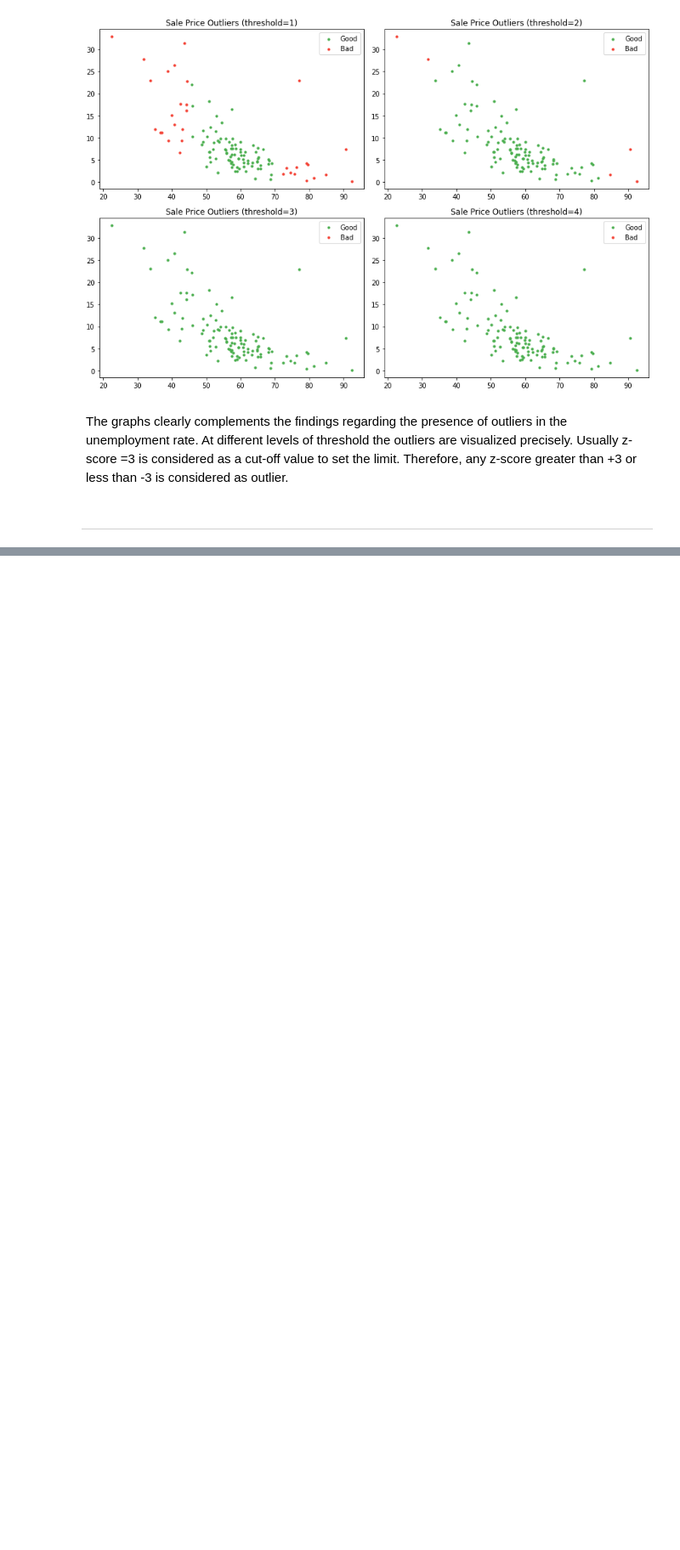
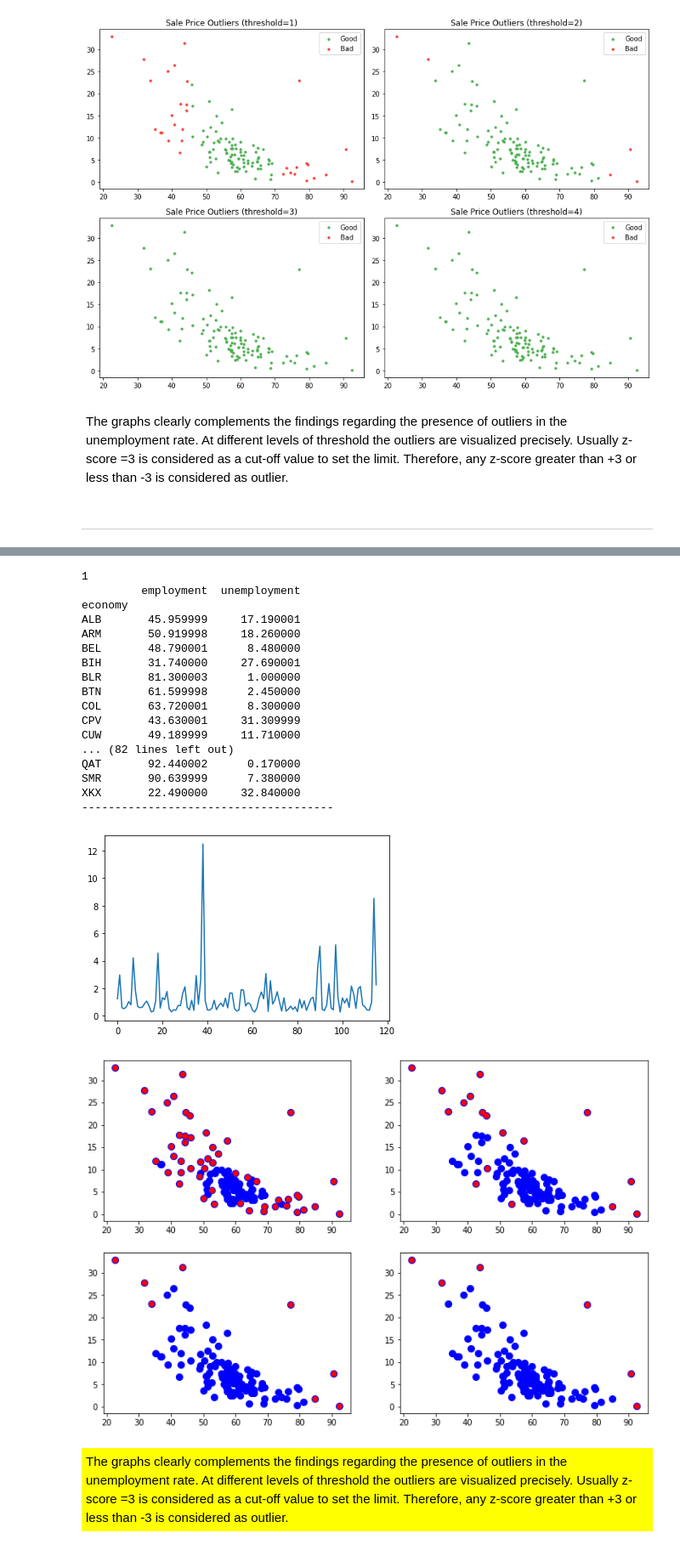
Before and after one commit to StefanRaychev/Methodology-for-Outliers-Detection, a Jupyter notebook: Outliers.ipynb, the cells around one changed output, grey strips where cells are left out. Shown: that part at 85% size. Drawn from its saved outputs; the diff is of its cells as text; code cells hidden in the pictures; blank space fills up the shorter version.

```diff
--- a/Outliers.ipynb
+++ b/Outliers.ipynb
@@ -394,0 +581,55 @@ z-score of 4 corresponds to rejection 0 points
+# %%
+def KNN_outliers(df, value1,value2):
+    # instantiate model
+    nbrs = NearestNeighbors(n_neighbors = 3)# fit model
+    nbrs.fit(df)
+
+    # distances and indexes of k-neaighbors from model outputs
+
+    distances, indexes = nbrs.kneighbors(df)# plot mean of k-distances of each observation
+    plt.plot(distances.mean(axis =1))
+    plt.figure(figsize=(12, 8))
+
+    for i in range(1, 5):
+        plt.subplot(2, 2, i)
+
+        # visually determine cutoff values > 4
+        outlier_index = np.where(distances.mean(axis = 1) > i)
+        outlier_index
+
+        # filter outlier values
+        outlier_values = df.iloc[outlier_index]
+        print(f"{i}")
+        print(outlier_values)
+        print("--------------------------------------")
+
+
+        # plot data
+        plt.scatter(df[value1], df[value2], color = "b", s = 65)# plot outlier values
+        plt.scatter(outlier_values[value1], outlier_values[value2], color = "r")
+# %%
+value1 = 'employment'
+value2 = "unemployment"
+KNN_outliers(empl_unempl_world, value1,value2)
+# %% [output]
+1
+         employment  unemployment
+economy
+ALB       45.959999     17.190001
+ARM       50.919998     18.260000
+BEL       48.790001      8.480000
+BIH       31.740000     27.690001
+BLR       81.300003      1.000000
+BTN       61.599998      2.450000
+COL       63.720001      8.300000
+CPV       43.630001     31.309999
+CUW       49.189999     11.710000
+... (82 lines left out)
+QAT       92.440002      0.170000
+SMR       90.639999      7.380000
+XKX       22.490000     32.840000
+--------------------------------------
+[figure, added]
+[figure, added]
+# %% [markdown]
+<p style="color:black; background-color:yellow; padding:5px;">The graphs clearly complements the findings regarding the presence of outliers in the unemployment rate. At different levels of threshold the outliers are visualized precisely. Usually z-score =3 is considered as a cut-off value to set the limit. Therefore, any z-score greater than +3 or less than -3 is considered as outlier. </p>
```
Also changed, not shown: parts of 31 cells of this notebook.
